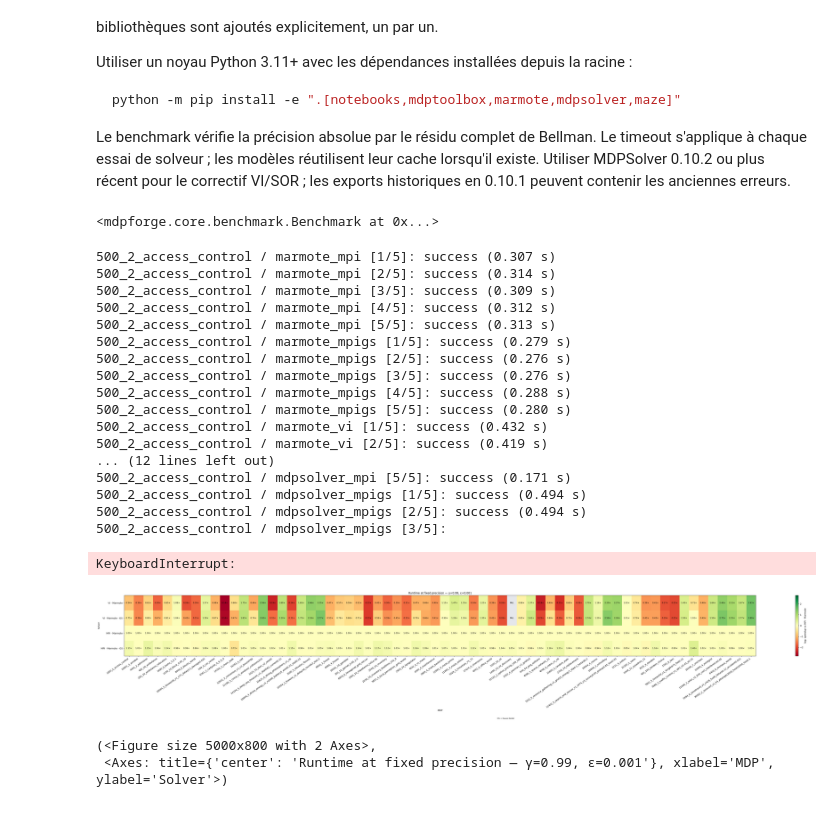
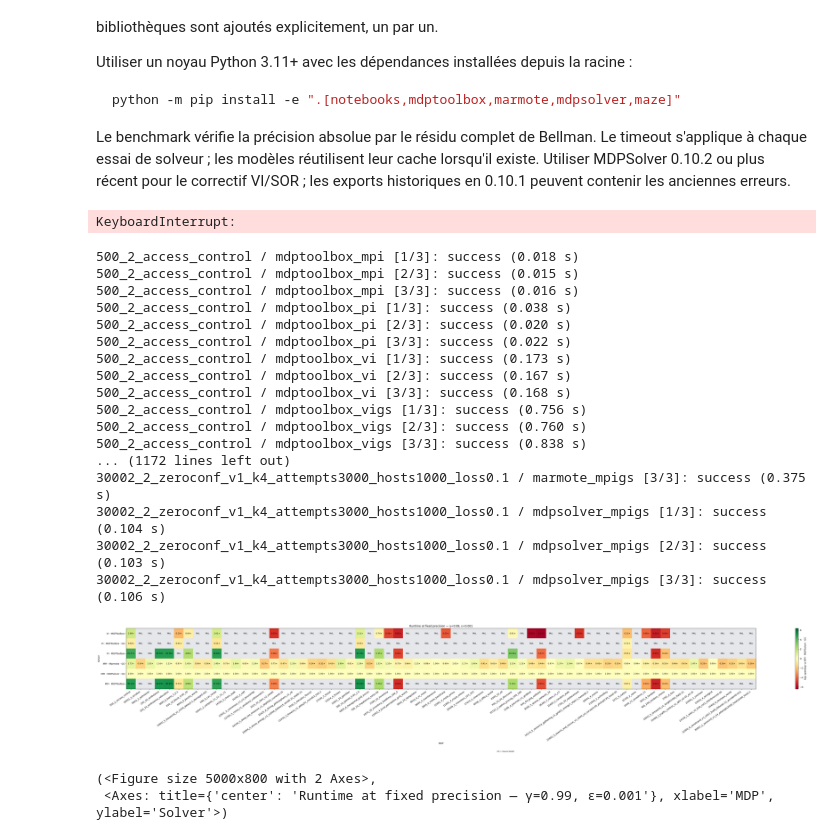
Before and after one commit to OrsoF/mdpforge, a Jupyter notebook: notebooks/benchmark_marmote_mpi.ipynb, the cells around one changed output. Cells and saved outputs as stored; diff of their text form; code cells hidden in the pictures.

```diff
--- a/notebooks/benchmark_marmote_mpi.ipynb
+++ b/notebooks/benchmark_marmote_mpi.ipynb
@@ -23,19 +23,22 @@ from mdpforge import Benchmark
 DISCOUNT = 0.99
 SIZE = "small"
 PRECISION = 1e-3
-REPEATS = 5
+REPEATS = 3
 SEED = 0
-TIMEOUT = 3  # Secondes par essai ; None désactive l'isolation en processus.
+TIMEOUT = 5  # Secondes par essai ; None désactive l'isolation en processus.
 
 np.random.seed(SEED)
 random.seed(SEED)
 # %%
 bench = Benchmark(default_solvers=False)
 bench.reset()
-bench.add_solver(backend=['marmote', 'mdpsolver', 'mdptoolbox'])
+bench.add_solver(backend="madupite")
+bench.add_solver("marmote_mpigs")
+bench.add_solver("mdpsolver_mpigs")
+bench.add_solver("mdptoolbox_mpi")
 bench.add_all_mdps(size=SIZE)
 # %% [output]
-<mdpforge.core.benchmark.Benchmark at 0x...>
+KeyboardInterrupt:
 # %%
 results = bench.run(
     discount=DISCOUNT,
@@ -46,31 +49,30 @@ results = bench.run(
     verbose=True,
 )
 # %% [output]
-500_2_access_control / marmote_mpi [1/5]: success (0.307 s)
-500_2_access_control / marmote_mpi [2/5]: success (0.314 s)
-500_2_access_control / marmote_mpi [3/5]: success (0.309 s)
-500_2_access_control / marmote_mpi [4/5]: success (0.312 s)
-500_2_access_control / marmote_mpi [5/5]: success (0.313 s)
-500_2_access_control / marmote_mpigs [1/5]: success (0.279 s)
-500_2_access_control / marmote_mpigs [2/5]: success (0.276 s)
-500_2_access_control / marmote_mpigs [3/5]: success (0.276 s)
-500_2_access_control / marmote_mpigs [4/5]: success (0.288 s)
-500_2_access_control / marmote_mpigs [5/5]: success (0.280 s)
-500_2_access_control / marmote_vi [1/5]: success (0.432 s)
-500_2_access_control / marmote_vi [2/5]: success (0.419 s)
-... (12 lines left out)
-500_2_access_control / mdpsolver_mpi [5/5]: success (0.171 s)
-500_2_access_control / mdpsolver_mpigs [1/5]: success (0.494 s)
-500_2_access_control / mdpsolver_mpigs [2/5]: success (0.494 s)
-500_2_access_control / mdpsolver_mpigs [3/5]:
+500_2_access_control / mdptoolbox_mpi [1/3]: success (0.018 s)
+500_2_access_control / mdptoolbox_mpi [2/3]: success (0.015 s)
+500_2_access_control / mdptoolbox_mpi [3/3]: success (0.016 s)
+500_2_access_control / mdptoolbox_pi [1/3]: success (0.038 s)
+500_2_access_control / mdptoolbox_pi [2/3]: success (0.020 s)
+500_2_access_control / mdptoolbox_pi [3/3]: success (0.022 s)
+500_2_access_control / mdptoolbox_vi [1/3]: success (0.173 s)
+500_2_access_control / mdptoolbox_vi [2/3]: success (0.167 s)
+500_2_access_control / mdptoolbox_vi [3/3]: success (0.168 s)
+500_2_access_control / mdptoolbox_vigs [1/3]: success (0.756 s)
+500_2_access_control / mdptoolbox_vigs [2/3]: success (0.760 s)
+500_2_access_control / mdptoolbox_vigs [3/3]: success (0.838 s)
+... (1172 lines left out)
+30002_2_zeroconf_v1_k4_attempts3000_hosts1000_loss0.1 / marmote_mpigs [3/3]: success (0.375 s)
+30002_2_zeroconf_v1_k4_attempts3000_hosts1000_loss0.1 / mdpsolver_mpigs [1/3]: success (0.104 s)
+30002_2_zeroconf_v1_k4_attempts3000_hosts1000_loss0.1 / mdpsolver_mpigs [2/3]: success (0.103 s)
+30002_2_zeroconf_v1_k4_attempts3000_hosts1000_loss0.1 / mdpsolver_mpigs [3/3]: success (0.106 s)
-KeyboardInterrupt:
 # %%
 import matplotlib.pyplot as plt
 
 fig, ax = plt.subplots(figsize=(50, 8))
-results.plot_heat(ax=ax)
+results.plot_heat(ax=ax, reference="mdpsolver_mpigs")
 # %% [output]
-[figure, old version]
+[figure, new version]
 (<Figure size 5000x800 with 2 Axes>,
  <Axes: title={'center': 'Runtime at fixed precision — γ=0.99, ε=0.001'}, xlabel='MDP', ylabel='Solver'>)
 # %%
```
Also changed, not shown: parts of 3 cells of this notebook, 22 other files.
